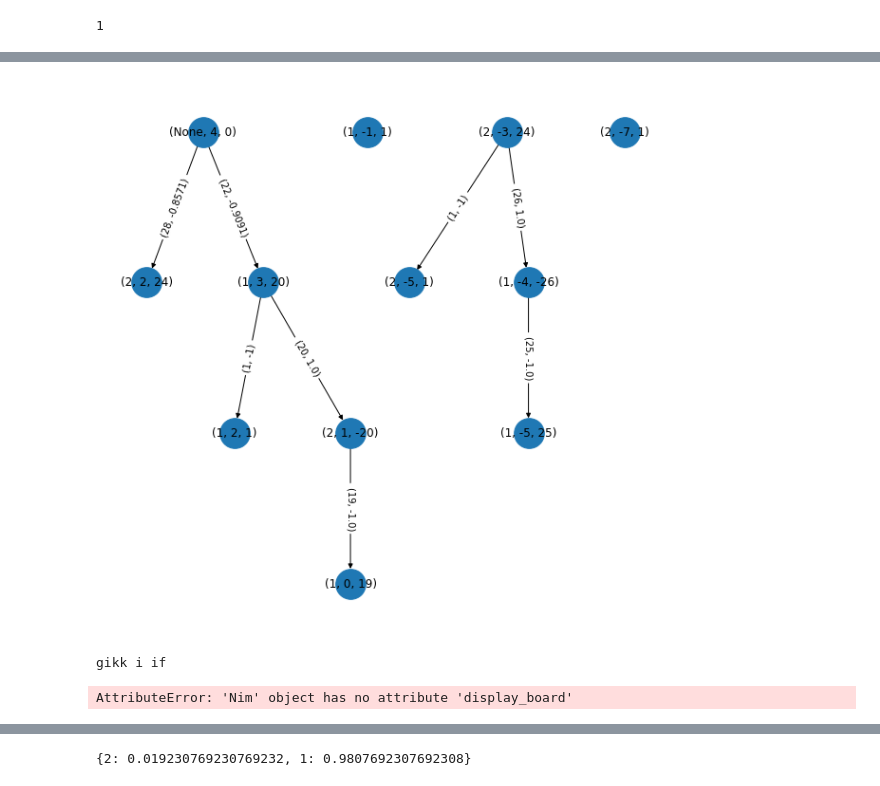
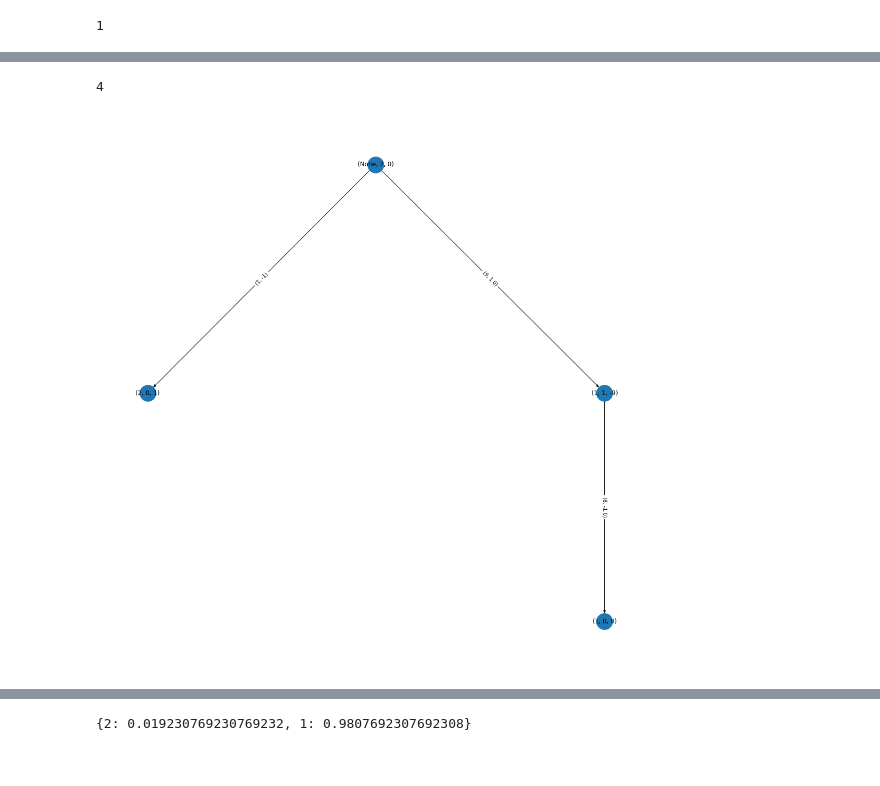
Before and after one commit to AndersBjelland/IT3105_Project2, a Jupyter notebook: MCTS test.ipynb, the cells around one changed output, grey strips where cells are left out. Saved outputs shown, nothing was run; the diff lists cells and outputs as text; code cells hidden in the pictures.

```diff
--- a/MCTS test.ipynb
+++ b/MCTS test.ipynb
@@ -23,4 +19,6 @@ mcts = MCTS(target_pol(), env)
 # %%
 random.seed(0)
-mcts.search(50, c=1)
+env = Nim(n=2, k=2)
+mcts = MCTS(target_pol(), env)
+mcts.search(30, c=1, old=False)
 # %% [output]
@@ -30,17 +38,18 @@ G, edge_labels = mcts.visualize_tree_nim()
+# %%
+len(G.nodes())
+# %% [output]
+4
 # %%
-plt.figure(figsize=(8,8))
+plt.figure(figsize=(15,15))
 pos = graphviz_layout(G, prog='dot')
 labels = {node:(node[0], node[1], node[2]) for node in G.nodes()}
 nx.draw(G, pos=pos,node_size=1000, labels=labels)
 nx.draw_networkx_edge_labels(G, pos=pos, edge_labels=edge_labels)
 plt.show()
 # %% [output]
-[figure, old version]
+[figure, new version]
 # %%
 mcts.set_new_root(2)
-# %% [output]
-gikk i if
-AttributeError: 'Nim' object has no attribute 'display_board'
 # %%
 G, edge_labels = mcts.visualize_tree_nim()
 # %%
```
Also changed, not shown: parts of 10 cells of this notebook, 4 other files.
